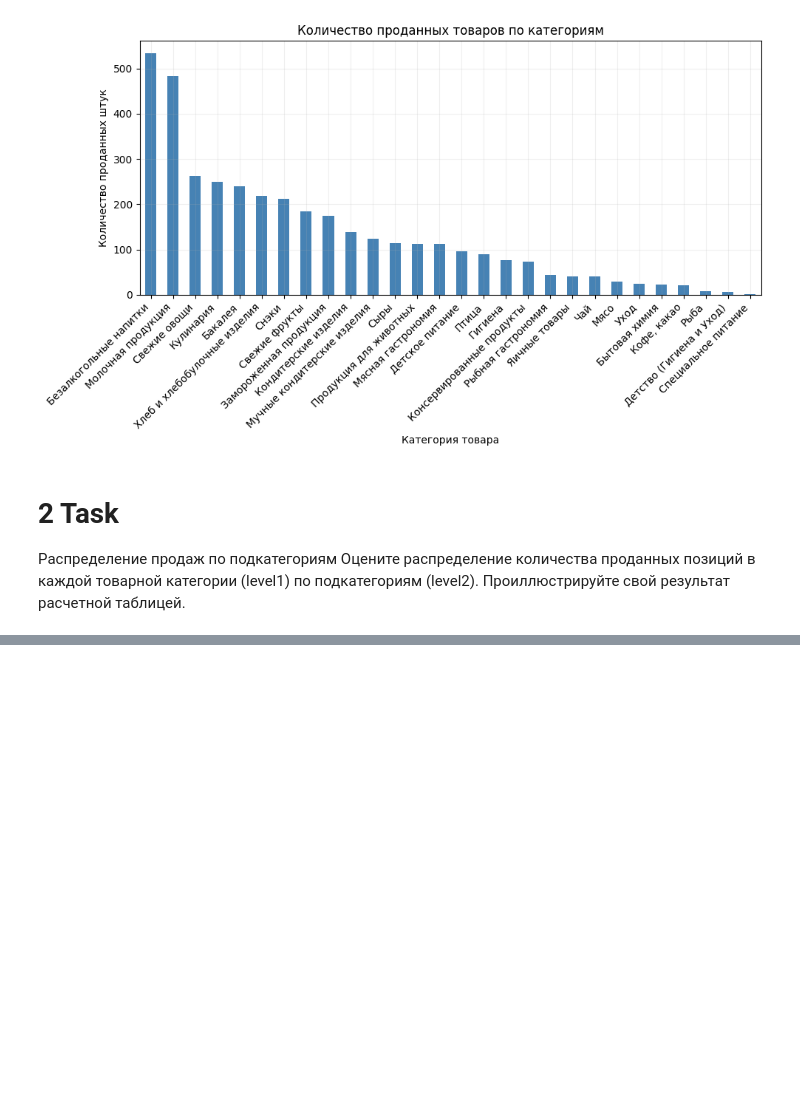
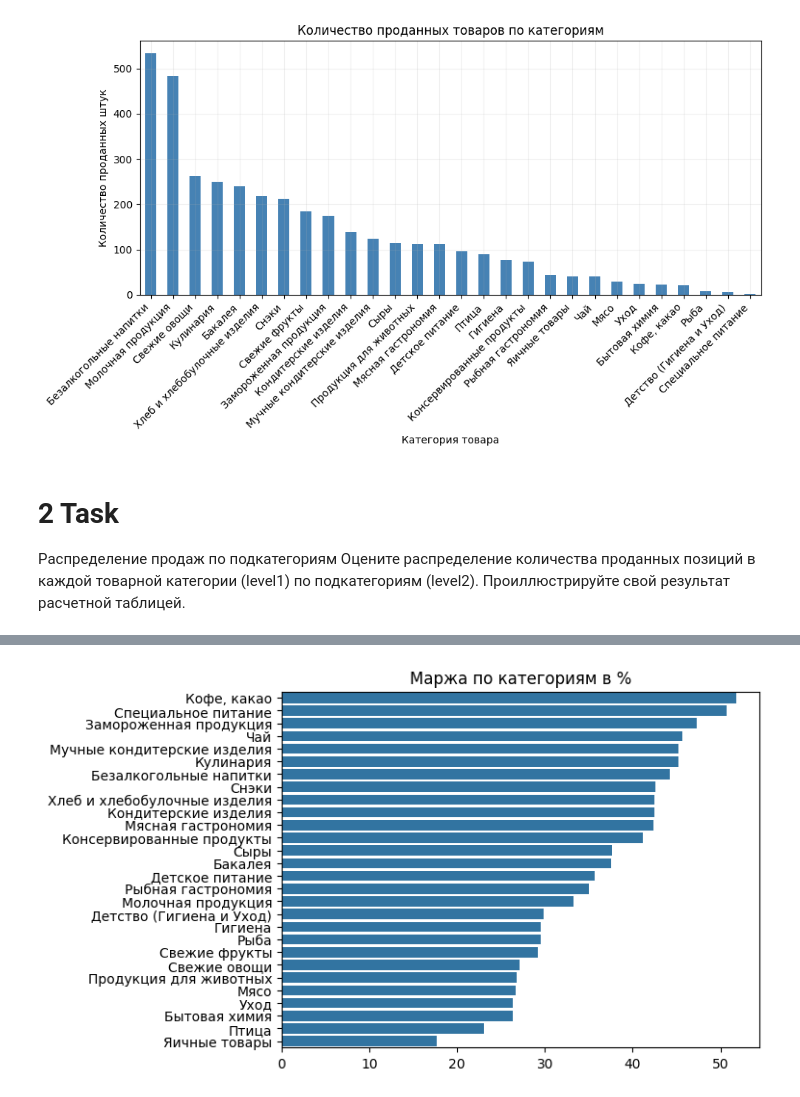
Before and after one commit to Saldon1986/Simulative_ML, a Jupyter notebook: Python for data analysis/Last call/test_case.ipynb, the cells around one changed output, grey strips where cells are left out. Drawn from its saved outputs; the diff is of its cells as text; code cells hidden in the pictures; blank space fills up the shorter version.

```diff
--- a/Python for data analysis/Last call/test_case.ipynb
+++ b/Python for data analysis/Last call/test_case.ipynb
@@ -80,0 +176,9 @@ plt.show()
+# %%
+df4_perc_plot = df4_margain.sort_values("margain_perc", ascending=False)
+
+sns.barplot(data=df4_perc_plot, x="margain_perc", y="level1")
+plt.title("Маржа по категориям в %")
+plt.xlabel("")
+plt.ylabel("");
+# %% [output]
+[figure, added]
```
Also changed, not shown: parts of 18 cells of this notebook, 1 other file.
